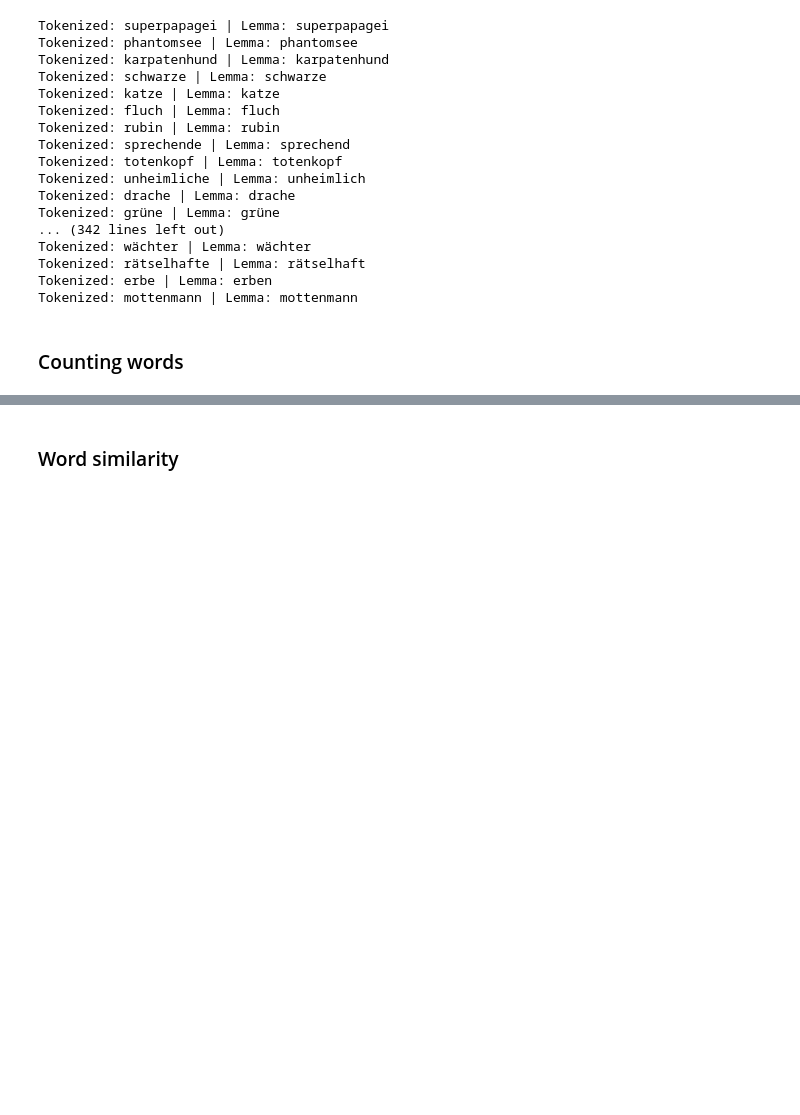
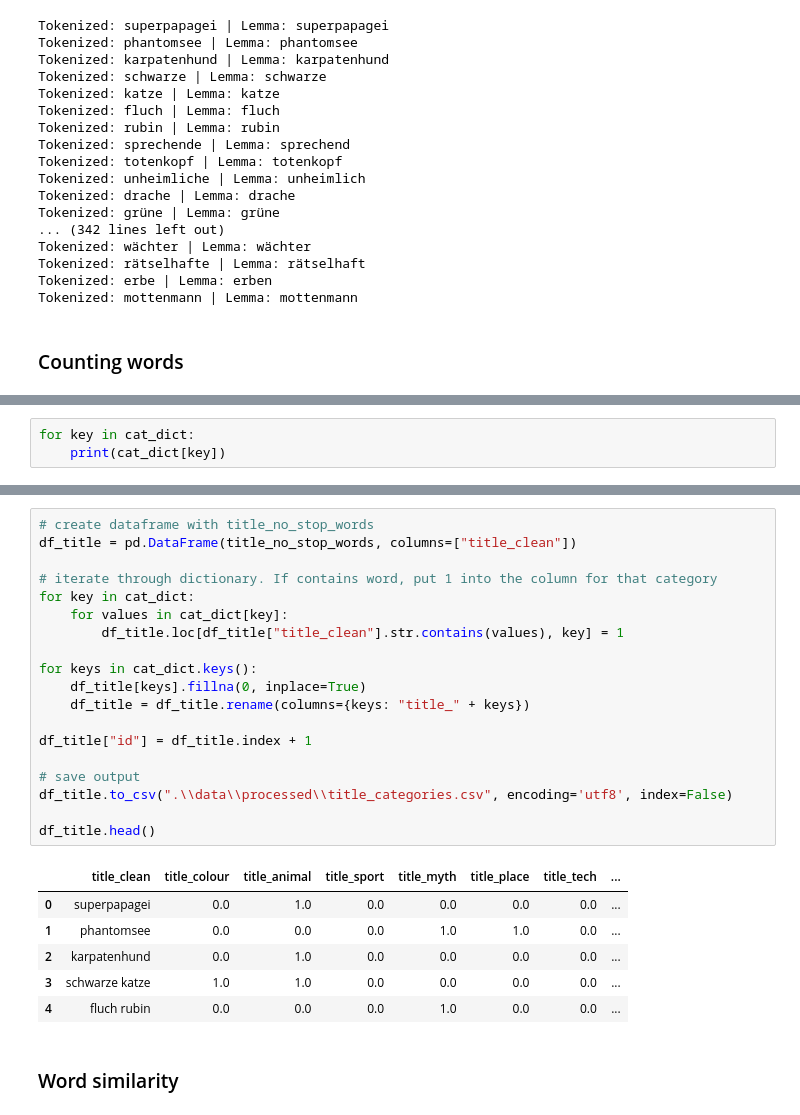
Before and after one commit to Lisa-Ho/three-investigators, a Jupyter notebook: notebooks/three-investigators-part-I-I.ipynb, the cells around one changed output, grey strips where cells are left out. Saved outputs shown, nothing was run; the diff lists cells and outputs as text; blank space fills up the shorter version.

Commit message:
added categories to titles and saved final output

```diff
--- a/notebooks/three-investigators-part-I-I.ipynb
+++ b/notebooks/three-investigators-part-I-I.ipynb
@@ -326,0 +275,3 @@ titles_lemmatised
+# %%
+for key in cat_dict:
+    print(cat_dict[key])
@@ -327,3 +289,29 @@ titles_lemmatised
+# %%
+# create dataframe with title_no_stop_words
+df_title = pd.DataFrame(title_no_stop_words, columns=["title_clean"])
+
+# iterate through dictionary. If contains word, put 1 into the column for that category
+for key in cat_dict:
+    for values in cat_dict[key]:
+        df_title.loc[df_title["title_clean"].str.contains(values), key] = 1
+
+for keys in cat_dict.keys():
+    df_title[keys].fillna(0, inplace=True)
+    df_title = df_title.rename(columns={keys: "title_" + keys})
+
+df_title["id"] = df_title.index + 1
+
+# save output
+df_title.to_csv(".\\data\\processed\\title_categories.csv", encoding='utf8', index=False)
+
+df_title.head()
+# %% [output]
+|  | title_clean | title_colour | title_animal | title_sport | title_myth | title_place | title_tech | ... |
+| 0 | superpapagei | 0.0 | 1.0 | 0.0 | 0.0 | 0.0 | 0.0 | ... |
+| 1 | phantomsee | 0.0 | 0.0 | 0.0 | 1.0 | 1.0 | 0.0 | ... |
+| 2 | karpatenhund | 0.0 | 1.0 | 0.0 | 0.0 | 0.0 | 0.0 | ... |
+| 3 | schwarze katze | 1.0 | 1.0 | 0.0 | 0.0 | 0.0 | 0.0 | ... |
+| 4 | fluch rubin | 0.0 | 0.0 | 0.0 | 1.0 | 0.0 | 0.0 | ... |
 # %% [markdown]
 ### Word similarity
 # %%
```
Also changed, not shown: parts of 7 cells of this notebook.
